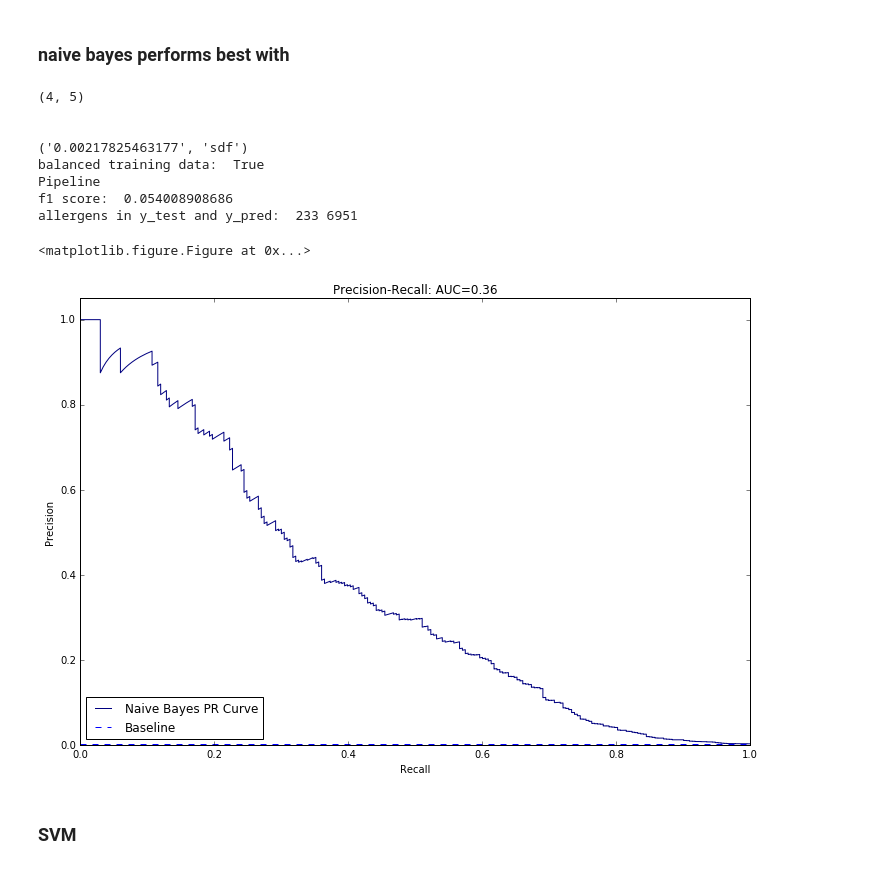
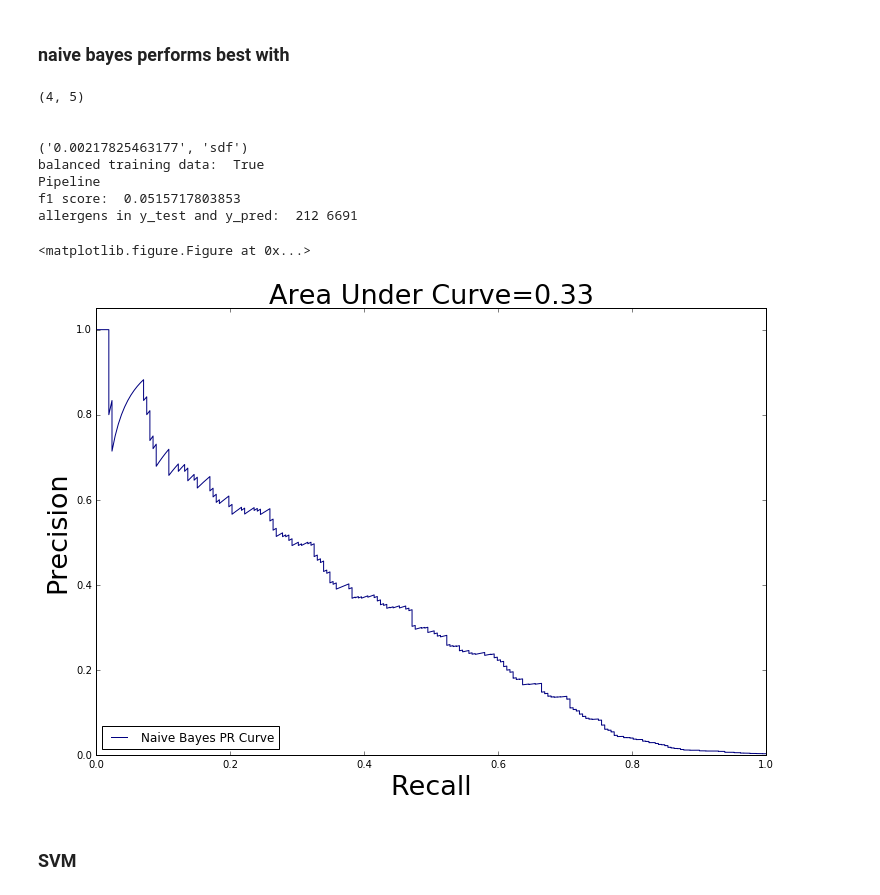
Before and after one commit to JaredJacobsen/capstone_project, a Jupyter notebook: allergen_modelling.ipynb, the cells around one changed output. Cells and saved outputs as stored; diff of their text form; code cells hidden in the pictures.

Commit message:
nb_pr_curve

```diff
--- a/allergen_modelling.ipynb
+++ b/allergen_modelling.ipynb
@@ -111,7 +111,7 @@ def plot_multiple_precision_recall_curves(y_true, y_pred_probas, baseline=0):
         ax.set_ylabel('Precision')
         ax.set_ylim([0.0, 1.05])
         ax.set_xlim([0.0, 1.0])
-        ax.set_title('Precision-Recall: AUC={0:0.2f}'.format(avg_precision))
+        ax.set_title('Area Under Curve={0:0.2f}'.format(avg_precision))
         ax.legend(loc="lower left")
     plt.show();
 
@@ -138,7 +138,7 @@ def cross_val_pr_curve(classifier, X, y, n_splits=4, baseline=0, balance=False):
     plt.ylabel('Precision')
     plt.ylim([0.0, 1.05])
     plt.xlim([0.0, 1.0])
-    plt.title('Precision-Recall example: Average AUC={0:0.2f}'.format(np.mean(AUCs)))
+    plt.title('Area Under Curve={0:0.2f}'.format(np.mean(AUCs)))
     plt.legend(loc="lower left")
     plt.show();
 
@@ -148,14 +148,14 @@ def plot_precision_recall_curve(y_true, y_pred_probas, baseline=0):
     precision, recall, _ = precision_recall_curve(y_true, y_pred_probas)
     avg_precision = average_precision_score(y_true, y_pred_probas)
     plt.plot(recall, precision, color='navy', label='Naive Bayes PR Curve');
-    plt.plot([0, 1], [baseline, baseline], linestyle='--', label='Baseline')
-    plt.xlabel('Recall')
-    plt.ylabel('Precision')
+#     plt.plot([0, 1], [baseline, baseline], linestyle='--', label='Baseline')
+    plt.xlabel('Recall', fontsize=27)
+    plt.ylabel('Precision', fontsize=27)
     plt.ylim([0.0, 1.05])
     plt.xlim([0.0, 1.0])
-    plt.title('Precision-Recall: AUC={0:0.2f}'.format(avg_precision))
+    plt.title('Area Under Curve={0:0.2f}'.format(avg_precision), fontsize=27)
     plt.legend(loc="lower left")
-#     plt.savefig("nb_pr_curve.pdf")
+    plt.savefig("nb_pr_curve.pdf")
     plt.show();
 
 def rebalance_df(df, minority_fraction=0.5):
@@ -327,28 +331,28 @@ allergens in y_test and y_pred:  313 47
 ### naive bayes performs best with
 # %%
 # for i in range(3):
-#     sdf = df.sample(100000).reset_index(drop=True)
+sdf = df.sample(1000).reset_index(drop=True)
 for r in [(4,5)]:
     print r
     nb = Pipeline([('vect', TfidfVectorizer(analyzer='char', ngram_range=r)),
        ('nb', MultinomialNB())])
     X = df['sequence'].copy()
     y = df['allergen'].copy()
     m = (str(df_ratio(df)), 'sdf')
     classifiers = [nb]
     tests = [(X, y, m)]
     evaluate_models(tests, classifiers, balance=[True])
 # %% [output]
 (4, 5)
 
 
 ('0.00217825463177', 'sdf')
 balanced training data:  True
 Pipeline
-f1 score:  0.054008908686
-allergens in y_test and y_pred:  233 6951
+f1 score:  0.0515717803853
+allergens in y_test and y_pred:  212 6691
 <matplotlib.figure.Figure at 0x...>
-[figure, old version]
+[figure, new version]
 # %% [markdown]
 ### SVM
 # %%
```
Also changed, not shown: parts of 2 cells of this notebook, 1 other file.
